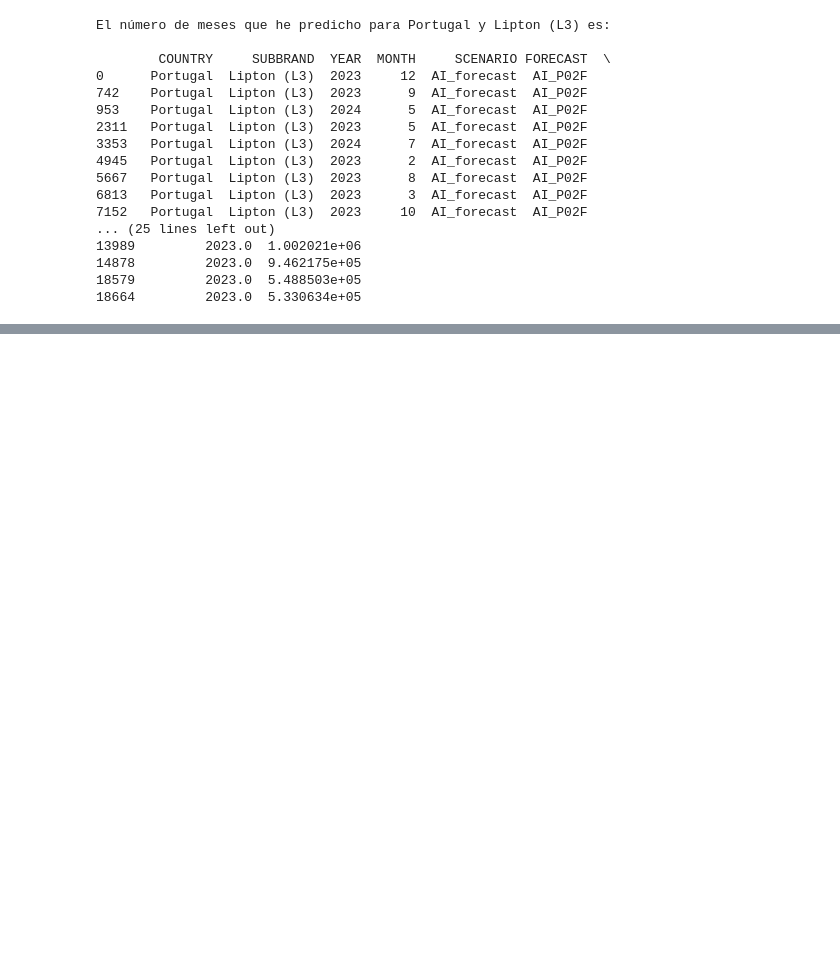
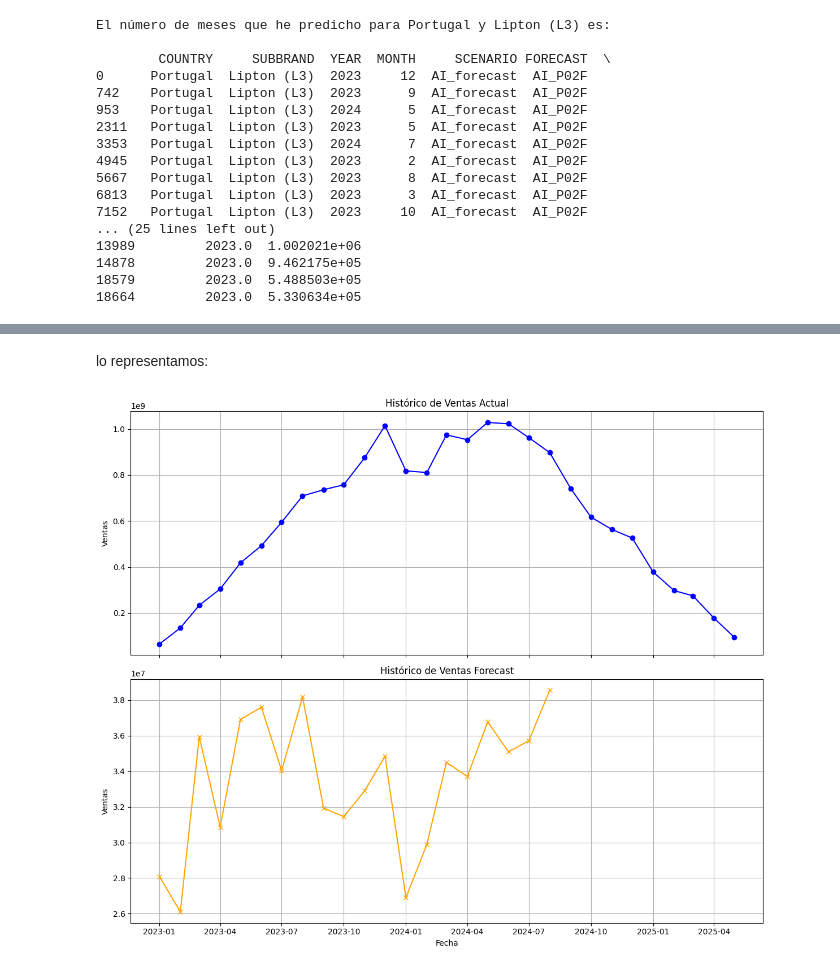
Before and after one commit to susanavillar/VISUALIZACION-DE-DATOS, a Jupyter notebook: Clase2.ipynb, the cells around one changed output, grey strips where cells are left out. Saved outputs shown, nothing was run; the diff lists cells and outputs as text; code cells hidden in the pictures; blank space fills up the shorter version.

```diff
--- a/Clase2.ipynb
+++ b/Clase2.ipynb
@@ -138,0 +88,16 @@ Cual es la tendencia y estacionalidad de:
+# %%
+grouped_data = df.groupby(['YEAR', 'MONTH', 'SCENARIO'])['AMOUNT'].sum().reset_index(name='COUNT')
+
+# Now create the pivot table using the grouped data
+historico_pivot = grouped_data.pivot_table(
+    index=['YEAR', 'MONTH'],
+    columns='SCENARIO',
+    values='COUNT',  # Use the 'COUNT' column we created
+    aggfunc='sum'  # Sum the counts if needed (in case there are still duplicates)
+)
+
+# Renombrar las columnas para mayor claridad
+historico_pivot.columns = ['Ventas_actual', 'Ventas_forecast']
+
+# Mostrar el DataFrame pivotado
+print(historico_pivot)
@@ -138,0 +122,29 @@ Cual es la tendencia y estacionalidad de:
+# %% [markdown]
+lo representamos:
+# %%
+# Supongamos que 'historico_pivot' ya tiene 'YEAR', 'MONTH', 'Ventas_actual', 'Ventas_forecast'
+# Si no lo tienes aún, puedes crear la columna 'Fecha' como antes:
+historico_pivot = historico_pivot.reset_index()
+historico_pivot['Fecha'] = pd.to_datetime(historico_pivot[['YEAR', 'MONTH']].assign(day=1))
+
+# Configurar el tamaño del gráfico y crear dos subplots
+fig, axes = plt.subplots(2, 1, figsize=(12, 10), sharex=True)
+
+# Gráfico para Ventas Actual
+axes[0].plot(historico_pivot['Fecha'], historico_pivot['Ventas_actual'], label='Ventas Actual', color='blue', marker='o')
+axes[0].set_title('Histórico de Ventas Actual')
+axes[0].set_ylabel('Ventas')
+axes[0].grid(True)
+
+# Gráfico para Ventas Forecast
+axes[1].plot(historico_pivot['Fecha'], historico_pivot['Ventas_forecast'], label='Ventas Forecast', color='orange', marker='x')
+axes[1].set_title('Histórico de Ventas Forecast')
+axes[1].set_xlabel('Fecha')
+axes[1].set_ylabel('Ventas')
+axes[1].grid(True)
+
+# Mostrar la gráfica
+plt.tight_layout()
+plt.show()
+# %% [output]
+[figure, added]
```
Also changed, not shown: parts of 73 cells of this notebook.
